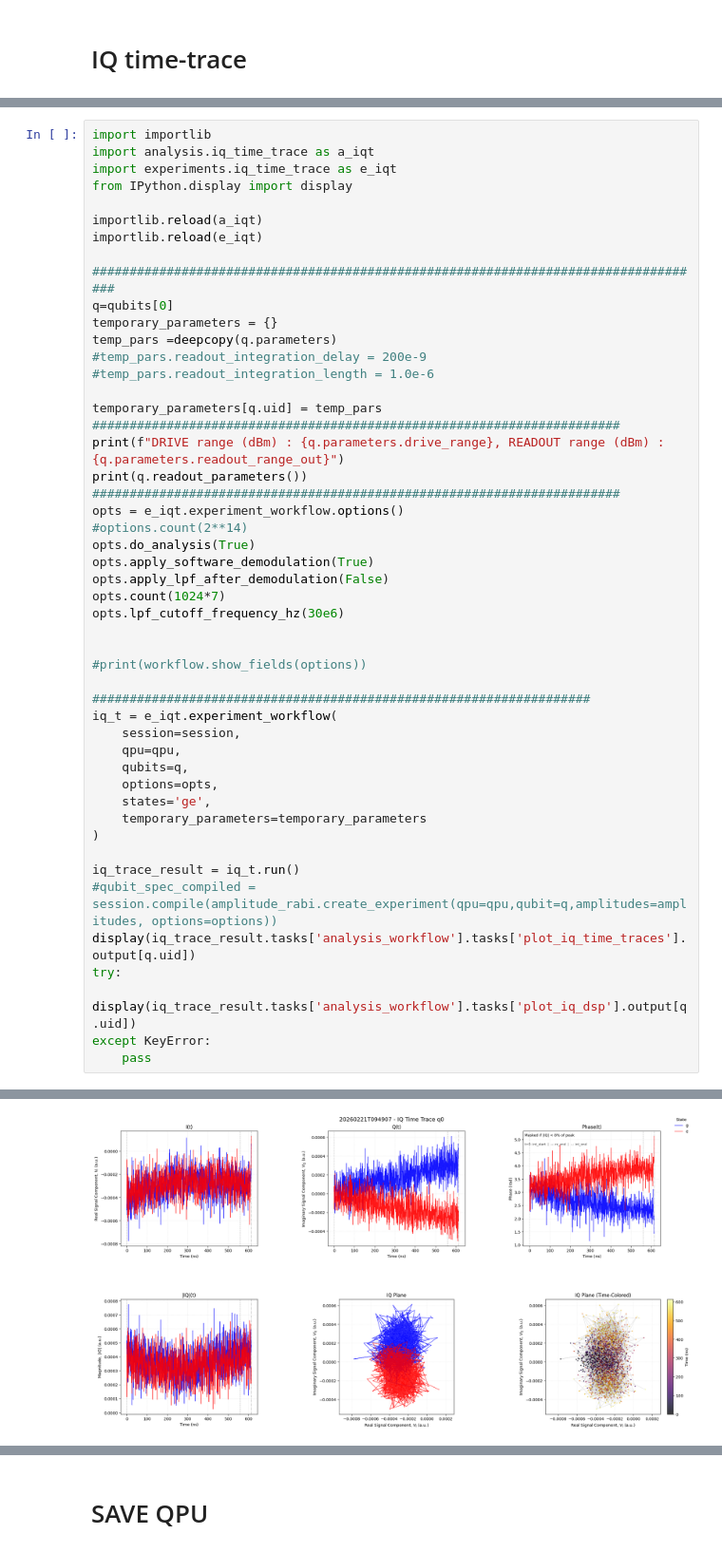
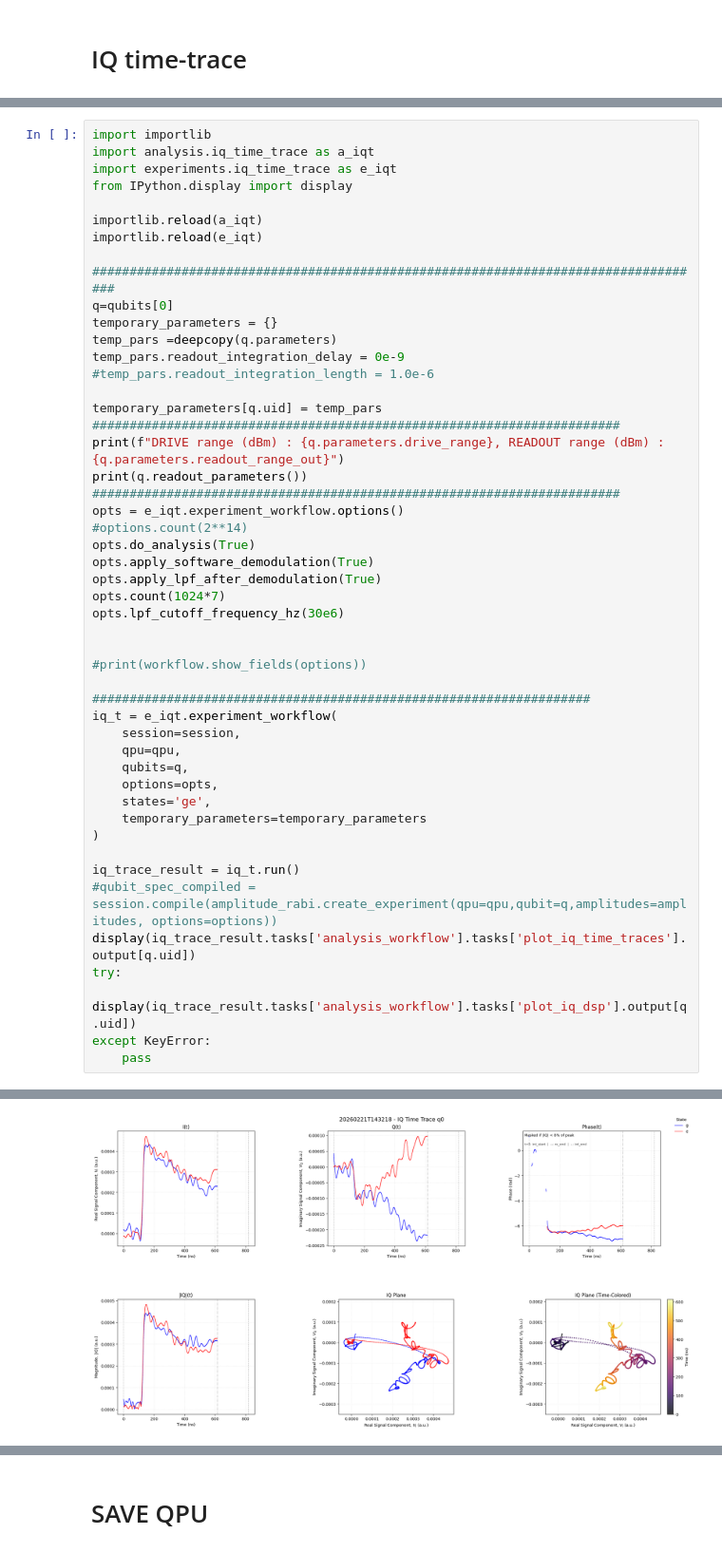
Before and after one commit to yalgaeahn/qubit-experiment, a Jupyter notebook: examples/selectiveRIP/readout_optimization.ipynb, the cells around one changed output, grey strips where cells are left out. Shown at 95% size. Saved outputs shown, nothing was run; the diff lists cells and outputs as text.

```diff
--- a/examples/selectiveRIP/readout_optimization.ipynb
+++ b/examples/selectiveRIP/readout_optimization.ipynb
@@ -1663,7 +1432,7 @@ importlib.reload(e_iqt)
 q=qubits[0]
 temporary_parameters = {}
 temp_pars =deepcopy(q.parameters)
-#temp_pars.readout_integration_delay = 200e-9
+temp_pars.readout_integration_delay = 0e-9
 #temp_pars.readout_integration_length = 1.0e-6
 
 temporary_parameters[q.uid] = temp_pars
@@ -1675,7 +1444,7 @@ opts = e_iqt.experiment_workflow.options()
 #options.count(2**14)
 opts.do_analysis(True)
 opts.apply_software_demodulation(True)
-opts.apply_lpf_after_demodulation(False)
+opts.apply_lpf_after_demodulation(True)
 opts.count(1024*7)
 opts.lpf_cutoff_frequency_hz(30e6)
 
@@ -1720 +1489 @@ DRIVE range (dBm) : 10, READOUT range (dBm) : 0
-[figure, old version]
+[figure, new version]
```
Also changed, not shown: parts of 15 cells of this notebook, 1 other file.
